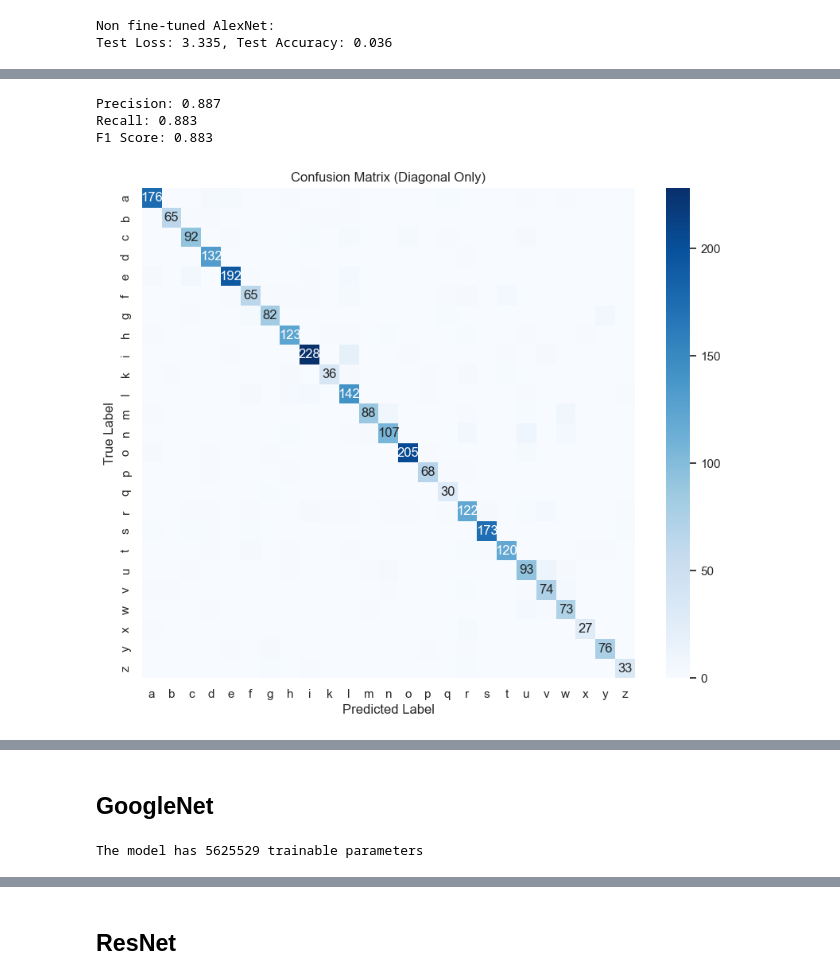
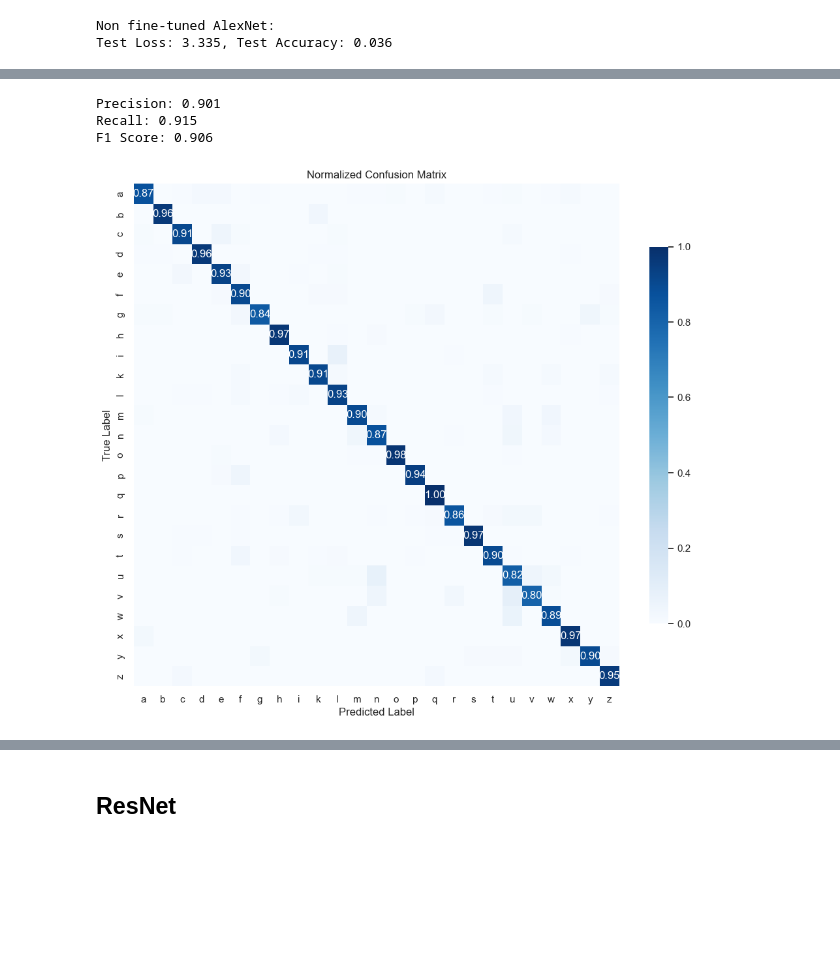
Before and after one commit to simone002/LetterClassifier, a Jupyter notebook: project.ipynb, the cells around one changed output, grey strips where cells are left out. Cells and saved outputs as stored; diff of their text form; code cells hidden in the pictures; blank space fills up the shorter version.

```diff
--- a/project.ipynb
+++ b/project.ipynb
@@ -307,7 +307,7 @@ class LetterClassifier(nn.Module):
         global_step = 0
         best_val_loss = float('inf')
         epochs_no_improve = 0
-        patience = 20
+        patience = 10
         for e in range(epochs):
             print(f'[Epoch {e+1}/{epochs}]')
             for mode in ['train', 'val']:
@@ -456,7 +456,7 @@ class LetterClassifier(nn.Module):
 
         return confusion_matrix(all_labels, all_preds)
 
-    def plot_precision_recall_curve(self, test_loader, file_path=None):
+    def plot_precision_recall_curve(self, test_loader):
         device = torch.device("cuda" if torch.cuda.is_available() else "cpu")
         self.model.eval()
         self.to(device)
@@ -477,11 +477,12 @@ class LetterClassifier(nn.Module):
         all_labels_bin = label_binarize(all_labels, classes=np.unique(all_labels))
         n_classes = all_labels_bin.shape[1]
 
+        class_names = [chr(i) for i in range(ord('a'), ord('z') + 1) if chr(i) != 'j']
+
         for i in range(n_classes):
             precision, recall, _ = precision_recall_curve(all_labels_bin[:, i], np.array(all_probs)[:, i])
-
             auc_score = auc(recall, precision)
-            print(f'AUC per la classe {i}: {auc_score:.3f}')
+            print(f'AUC per la classe {class_names[i]}: {auc_score:.3f}')
 # %%
 letter_classifier = LetterClassifier()
 print(f'The model has {letter_classifier.numparams()} trainable parameters')
@@ -789,13 +795,14 @@ Test Loss: 3.335, Test Accuracy: 0.036
 lr = 0.001
 momentum = 0.9
 weight_decay = 0.0001
-exp_name = 'alexnet_experiment1'
-
+exp_name = 'alexnet_experiment2'
+'''
 alexnet_train_losses, alexnet_train_accuracies, alexnet_val_losses, alexnet_val_accuracies = alexnet.train_model(train_loader,
                                                                                                                  val_loader,
                                                                                                                  exp_name=exp_name,
-                                                                                                                 epochs=100,
+                                                                                                                 epochs=1000,
                                                                                                                  lr=lr,
                                                                                                                  momentum=momentum,
                                                                                                                  weight_decay=weight_decay)
+'''
 # %% [output]
@@ -888,17 +913,42 @@ Test Accuracy: 0.88
 # %%
 precision, recall, f1 = alexnet.evaluate(test_loader)
 
 print(f"Precision: {precision:.3f}")
 print(f"Recall: {recall:.3f}")
 print(f"F1 Score: {f1:.3f}")
 
 cm = alexnet.confusion_matrix(test_loader)
 
-plot_confusion_matrix(cm, class_names, f'plots/{exp_name}_confusion_matrix.png')
 
-alexnet.plot_precision_recall_curve(test_loader, f'plots/{exp_name}_prec_rec_curve.png')
+def plot_normalized_confusion_matrix(cm, class_names, file_path=None):
+    # Normalize the confusion matrix
+    cm_normalized = cm.astype('float') / cm.sum(axis=1)[:, np.newaxis]
+
+    # Create an array of the same shape as cm_normalized filled with empty strings
+    annot = np.empty_like(cm_normalized, dtype=object)
+    annot[:] = ''
+
+    # Populate the array with the diagonal values as strings
+    for i in range(len(cm_normalized)):
+        annot[i, i] = f'{cm_normalized[i, i]:.2f}'
+
+    plt.figure(figsize=(12, 10))  # Increase figure size
+    sns.heatmap(cm_normalized, annot=annot, fmt='', cmap='Blues', xticklabels=class_names, yticklabels=class_names,
+                annot_kws={"size": 12}, cbar_kws={'shrink': 0.75})  # Adjust text size and color bar
+    plt.xlabel('Predicted Label')
+    plt.ylabel('True Label')
+    plt.title('Normalized Confusion Matrix')
+    if file_path:
+        plt.savefig(file_path, bbox_inches='tight')  # Save with tight layout
+    plt.show()
+
+
+
+plot_normalized_confusion_matrix(cm, class_names, f'plots/{exp_name}_confusion_matrix.png')
+
+alexnet.plot_precision_recall_curve(test_loader)
 # %% [output]
-Precision: 0.887
-Recall: 0.883
-F1 Score: 0.883
+Precision: 0.901
+Recall: 0.915
+F1 Score: 0.906
-[figure, old version]
+[figure, new version]
@@ -922,7 +971,0 @@ AUC per la classe 24: 0.907
-# %% [markdown]
-## GoogleNet
-# %%
-googlenet = GenericModel('googlenet')
-print(f'The model has {googlenet.numparams()} trainable parameters')
-# %% [output]
-The model has 5625529 trainable parameters
```
Also changed, not shown: parts of 41 cells of this notebook, 3 other files.
